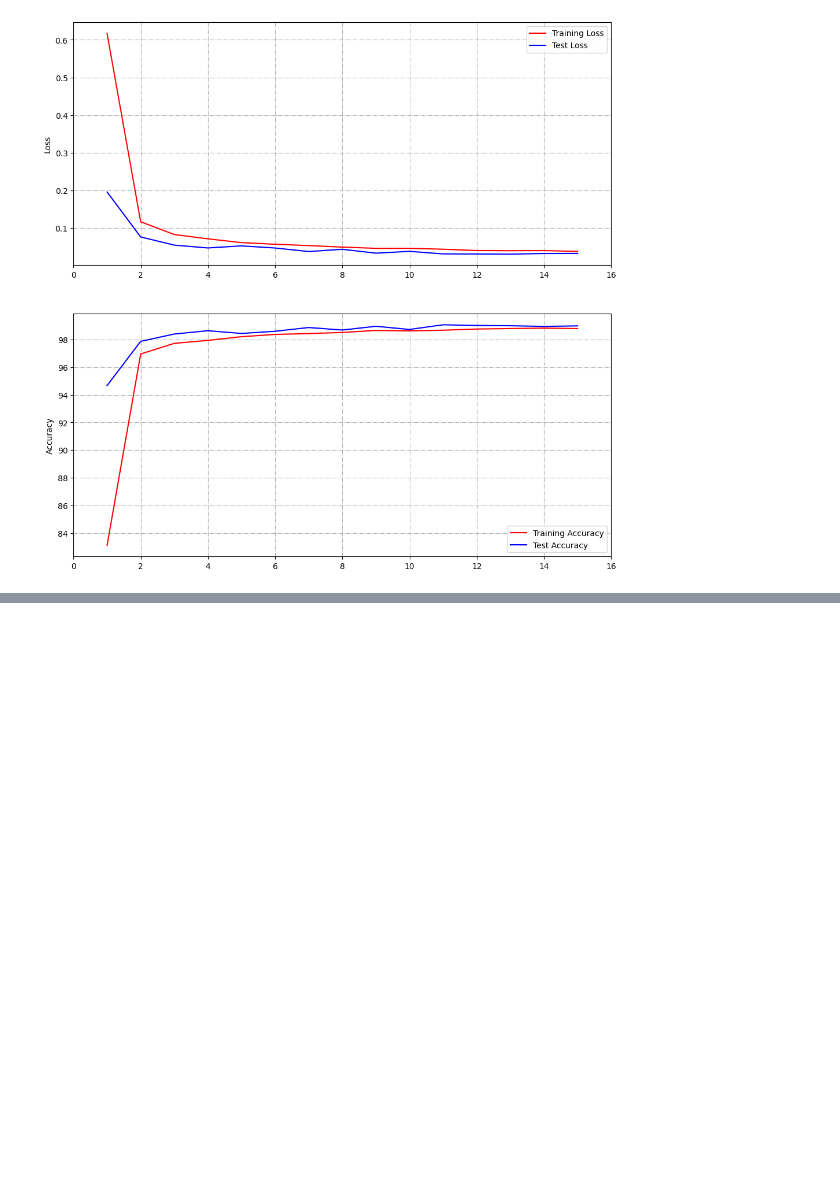
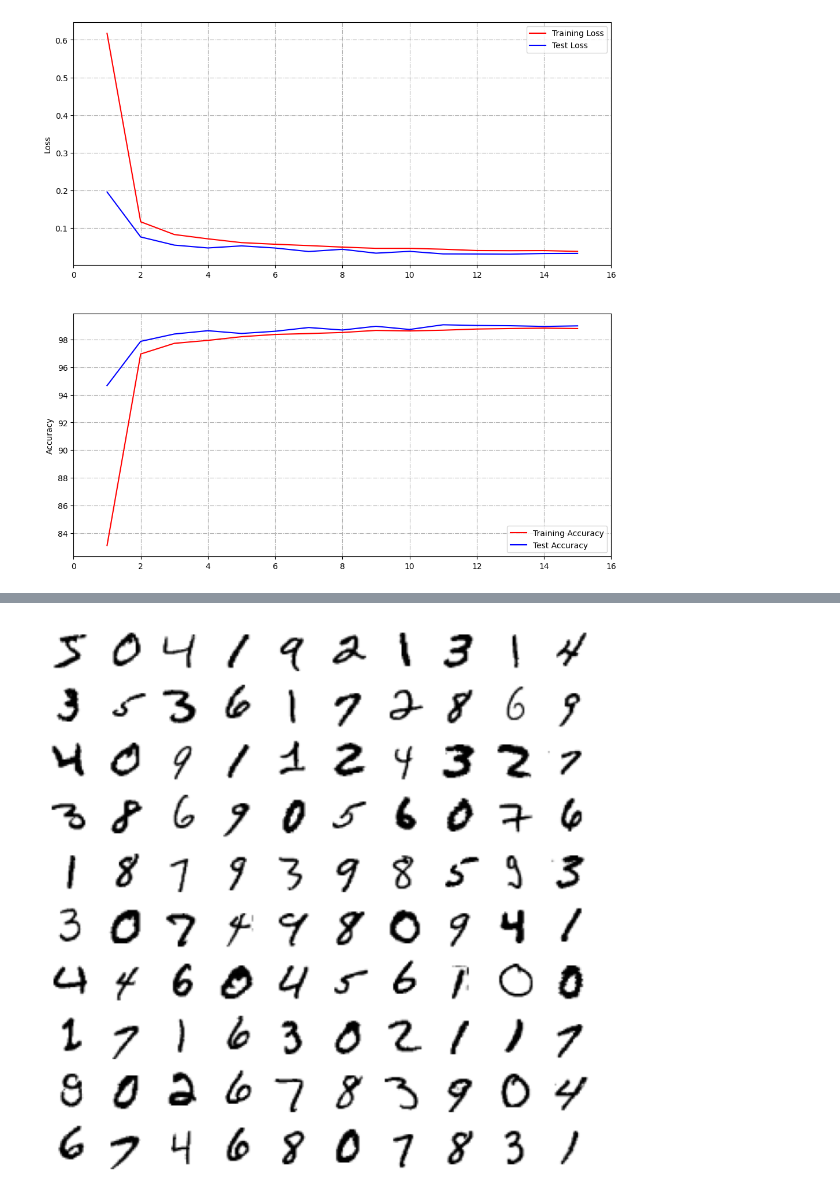
Before and after one commit to sayanbanerjee32/TSAI_ERAv2_S7, a Jupyter notebook: step2/S7_step2_SayanBanerjee.ipynb, the cells around one changed output, grey strips where cells are left out. Cells and saved outputs as stored; diff of their text form; code cells hidden in the pictures; blank space fills up the shorter version.

```diff
--- a/step2/S7_step2_SayanBanerjee.ipynb
+++ b/step2/S7_step2_SayanBanerjee.ipynb
@@ -237,0 +243,23 @@ target: 6, num_img: 5
+# %%
+# prompt: print mnist image as small thumb nails
+
+import matplotlib.pyplot as plt
+
+# Load the MNIST dataset
+mnist = datasets.MNIST('./data', train=True, download=True, transform=transforms.ToTensor())
+
+# Get a sample of 100 images
+images = mnist.data[:100]
+
+# Create a figure with 10 rows and 10 columns
+fig, axs = plt.subplots(10, 10, figsize=(8, 8))
+
+# Iterate over the images and plot them
+for i, ax in enumerate(axs.flat):
+    ax.imshow(images[i], cmap='gray_r')
+    ax.axis('off')
+
+# Show the plot
+plt.show()
+# %% [output]
+[figure, added]
```
Also changed, not shown: parts of 2 cells of this notebook.
